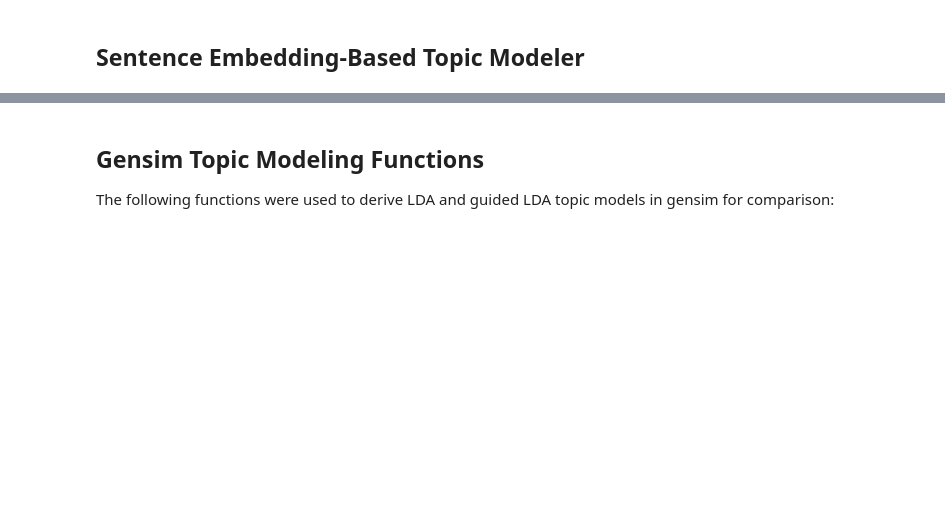
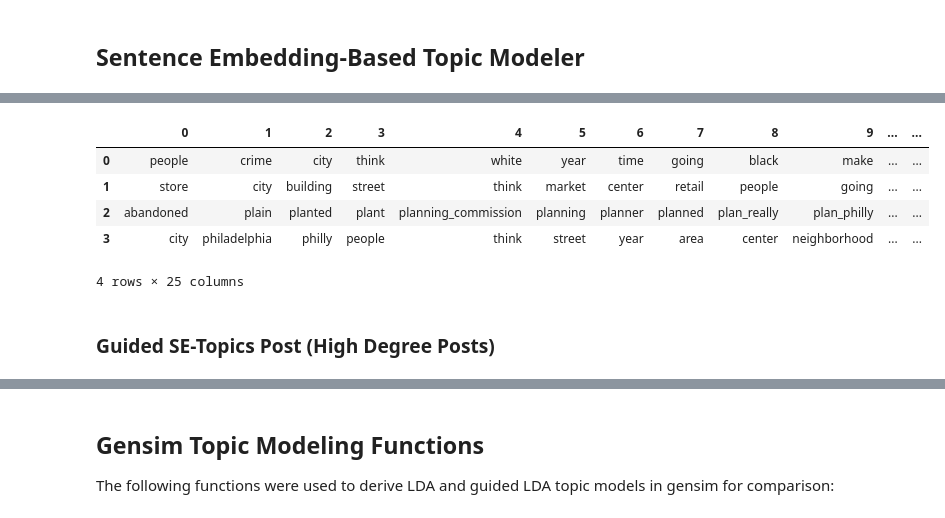
Before and after one commit to rotemple/city-data-com-corpus-scripts, a Jupyter notebook: sentence-embedding-tm.ipynb, the cells around one changed output, grey strips where cells are left out. Cells and saved outputs as stored; diff of their text form; code cells hidden in the pictures; blank space fills up the shorter version.

```diff
--- a/sentence-embedding-tm.ipynb
+++ b/sentence-embedding-tm.ipynb
@@ -289,3 +1031,8 @@ def gensim_lda(texts, topic_num=5, topic_word_priors=None,numwords=25, eta_=None
 # %%
 #load City-Data.com Corpus from Zenodo
 citydata = pd.read_csv("https://zenodo.org/records/10086354/files/citydata.csv?download=1")
+# %%
+#extract all City-Data.com Corpus posts
+
+citydata.fillna('',inplace=True) #remove NaN
+posts = citydata.post.tolist() + [quote for quote in citydata.quote.tolist() if quote not in citydata.post.tolist()]
@@ -395,0 +1197,3 @@ topics = topic_model(texts, smodel, clusters=4,vectorizer='cv',mindf=5, ngrams=(
+# %%
+#SE-Topic Model City-Data.com Corpus Posts
+se_post_topics = topic_model(posts, smodel, clusters=4,vectorizer='cv',mindf=10, ngrams=(1,3),kbest=7500,init_='k-means++')
@@ -395,0 +1202,10 @@ topics = topic_model(texts, smodel, clusters=4,vectorizer='cv',mindf=5, ngrams=(
+# %%
+#SE-Topic Model City-Data.com Corpus Posts with top-25 terms
+pd.DataFrame(se_post_topics['topics'])
+# %% [output]
+|  | 0 | 1 | 2 | 3 | 4 | 5 | 6 | 7 | 8 | 9 | ... | ... |
+| 0 | people | crime | city | think | white | year | time | going | black | make | ... | ... |
+| 1 | store | city | building | street | think | market | center | retail | people | going | ... | ... |
+| 2 | abandoned | plain | planted | plant | planning_commission | planning | planner | planned | plan_really | plan_philly | ... | ... |
+| 3 | city | philadelphia | philly | people | think | street | year | area | center | neighborhood | ... | ... |
+4 rows × 25 columns
@@ -395,0 +1219,2 @@ topics = topic_model(texts, smodel, clusters=4,vectorizer='cv',mindf=5, ngrams=(
+# %% [markdown]
+### Guided SE-Topics Post (High Degree Posts)
```
Also changed, not shown: parts of 67 cells of this notebook.
